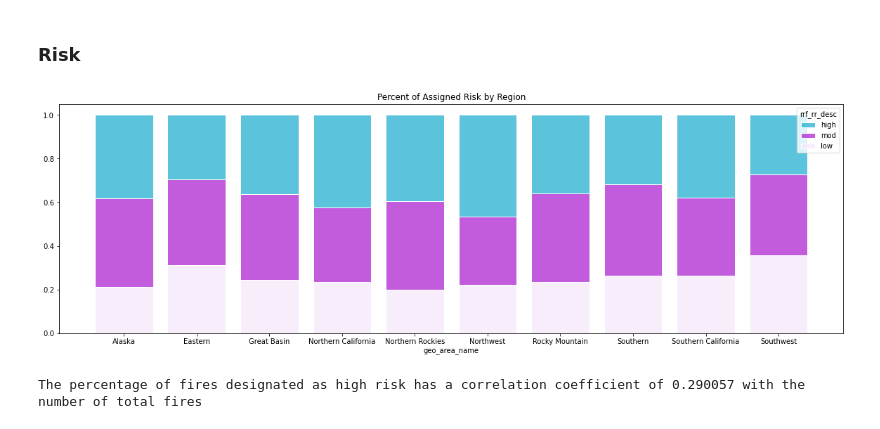
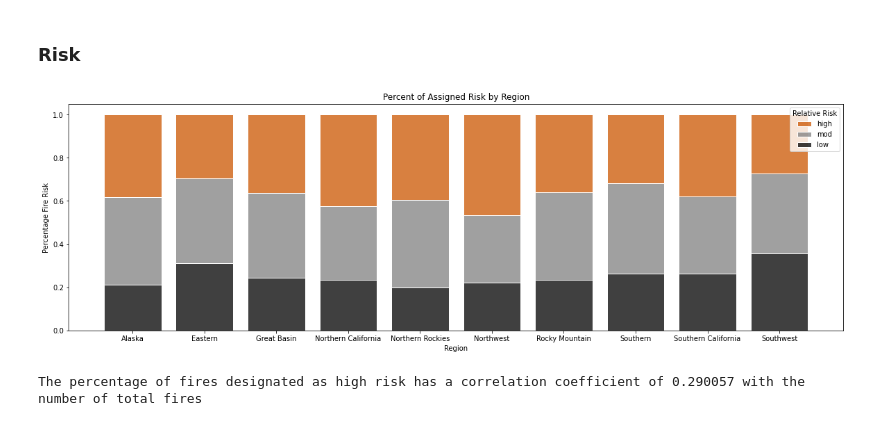
Before and after one commit to aidanwagers/Capstone-Fire-Text-Analysis, a Jupyter notebook: Product Notebook.ipynb, the cells around one changed output. Drawn from its saved outputs; the diff is of its cells as text; code cells hidden in the pictures.

```diff
--- a/Product Notebook.ipynb
+++ b/Product Notebook.ipynb
@@ -617,36 +784,38 @@ Feature: easily, Coefficient: 1.7273042691177096
 df_grouped = data.groupby(['geo_area_name', 'rrf_rr_desc']).size().reset_index(name='count')
 
 region_total = df_grouped.groupby('geo_area_name')['count'].sum()
 df_merged = pd.merge(df_grouped, region_total, left_on='geo_area_name', right_index=True, suffixes=('', '_total'))
 df_merged['percent'] = df_merged['count'] / df_merged['count_total']
 df_result = df_merged[['count', 'geo_area_name', 'rrf_rr_desc', 'percent']].sort_values(['geo_area_name', 'count'], ascending=[True, False])
 
 custom_order = ['high', 'mod', 'low']
 
 # Reorder the 'rrf_rr_desc' column based on the custom order
 df_result['rrf_rr_desc'] = pd.Categorical(df_result['rrf_rr_desc'], categories=custom_order, ordered=True)
 
 # Plot the stacked histogram
 ax = sns.histplot(
     df_result,
     x='geo_area_name',
     weights='percent',
     hue='rrf_rr_desc',
     multiple='stack',
-    palette=['#24b1d1', '#ae24d1','#f6e9fa','#47d124'],
+    palette=['#cc5500', '#808080','#000000','#000000'],
     edgecolor='white',
     shrink=0.8
 )
 
 ax.set_title('Percent of Assigned Risk by Region')
-ax.set_ylabel(None)
+ax.set(xlabel='Region', ylabel='Percentage Fire Risk')
+legend = ax.get_legend()
+legend.set_title('Relative Risk')
 
 fig = ax.get_figure()
 fig.set_size_inches(20, 6)
 
 plt.show()
 # %% [output]
-[figure, old version]
+[figure, new version]
 # %%
 df_result['total_fire'] = df_result.groupby('geo_area_name')['count'].transform('sum')
 df3 = df_result[df_result['rrf_rr_desc'] == ("high")]
```
Also changed, not shown: parts of 52 cells of this notebook, 1 other file.
